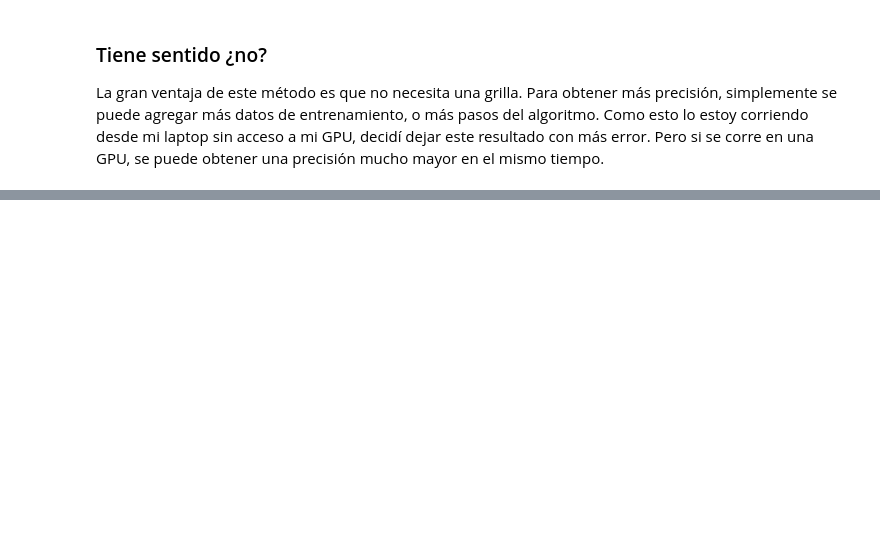
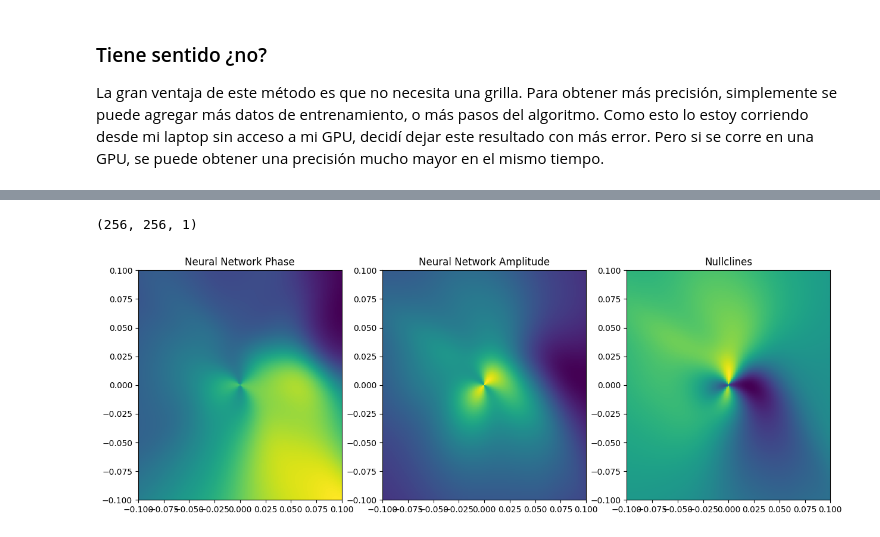
Before and after one commit to Miguel-Escobar/PINNS-for-the-study-of-Liquid-Crystall-Cells, a Jupyter notebook: ProofOfConcept.ipynb, the cells around one changed output, grey strips where cells are left out. Drawn from its saved outputs; the diff is of its cells as text; code cells hidden in the pictures; blank space fills up the shorter version.

```diff
--- a/ProofOfConcept.ipynb
+++ b/ProofOfConcept.ipynb
@@ -216,0 +259,5 @@ La gran ventaja de este método es que no necesita una grilla. Para obtener más
+# %%
+# Es recomendado utilizar aceleraciéno con GPU, es más fácil si es una GPU de NVIDIA lamentablemente.
+
+anisotropic_forced_model.compile("adam", lr=1e-3, loss="MSE")
+anisotropic_forced_model.train(iterations=20_000, display_every=500)
@@ -216,0 +283,4 @@ La gran ventaja de este método es que no necesita una grilla. Para obtener más
+# %%
+# Further optim with L-BFGS-B
+anisotropic_forced_model.compile("L-BFGS-B")
+losshistory, train_state = anisotropic_forced_model.train()
@@ -216,0 +302,40 @@ La gran ventaja de este método es que no necesita una grilla. Para obtener más
+# %%
+# Creation of the 2D domain (for plotting and input)
+
+time_to_plot = 0.7 # forma burda de seleccionar el tiempo a plotear.
+zoom = 0.1
+x = np.linspace(x_lower*zoom, x_upper*zoom, 256)
+y = np.linspace(y_lower*zoom, y_upper*zoom, 256)
+t = np.array([time_to_plot])
+
+X, Y, T = np.meshgrid(x, y, t)
+
+X_star = np.hstack((X.flatten()[:, None], Y.flatten()[:, None], T.flatten()[:, None]))
+X_doublestar = np.hstack((X.flatten()[:, None], Y.flatten()[:, None]))
+
+# Predecimos:
+prediction = anisotropic_forced_model.predict(X_star, operator=None)
+
+from scipy.interpolate import griddata
+
+U_pred = griddata(X_doublestar, prediction[:, 0], (X, Y), method='cubic')
+V_pred = griddata(X_doublestar, prediction[:, 1], (X, Y), method='cubic')
+
+print(U_pred.shape)
+
+# Plotting
+fig, ax = plt.subplots(1, 3, figsize=(15, 5))
+
+ax[0].imshow(np.arctan2(V_pred, U_pred), interpolation="nearest", cmap="viridis", extent=[x_lower*zoom, x_upper*zoom, y_lower*zoom, y_upper*zoom], origin="lower", aspect="auto")
+ax[0].set_title('Neural Network Phase')
+
+ax[1].imshow(np.sqrt(U_pred**2 + V_pred**2), interpolation="nearest", cmap="viridis", extent=[x_lower*zoom, x_upper*zoom, y_lower*zoom, y_upper*zoom], origin="lower", aspect="auto")
+ax[1].set_title('Neural Network Amplitude')
+
+ax[2].imshow(U_pred * V_pred, interpolation="nearest", cmap="viridis", extent=[x_lower*zoom, x_upper*zoom, y_lower*zoom, y_upper*zoom], origin="lower", aspect="auto")
+ax[2].set_title('Nullclines')
+
+plt.show()
+# %% [output]
+(256, 256, 1)
+[figure, added]
```
Also changed, not shown: parts of 15 cells of this notebook, 1 other file.
